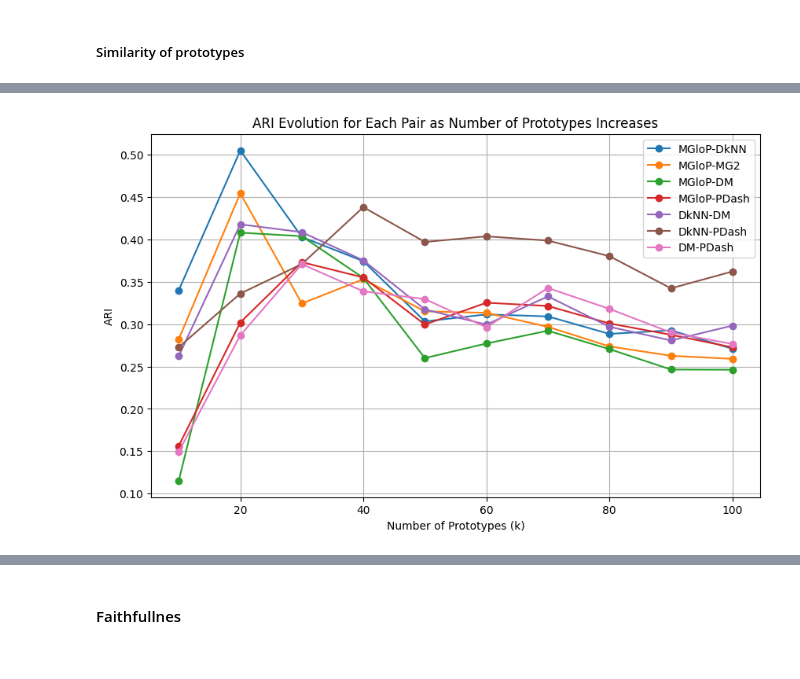
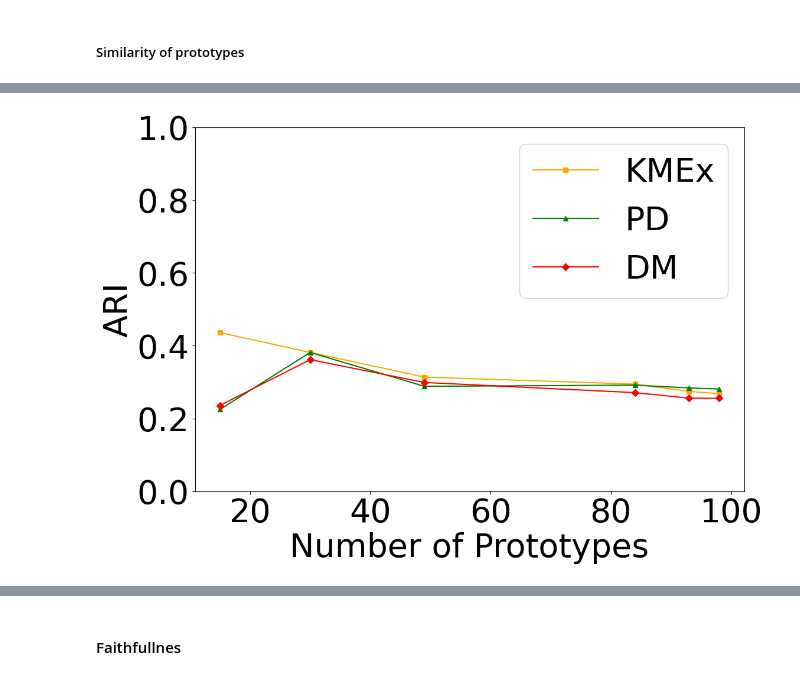
Before and after one commit to iNema9590/MGloP, a Jupyter notebook: cifar.ipynb, the cells around one changed output, grey strips where cells are left out. Drawn from its saved outputs; the diff is of its cells as text; code cells hidden in the pictures.

```diff
--- a/cifar.ipynb
+++ b/cifar.ipynb
@@ -103,5 +40,0 @@ test_embeddings.shape
-# %%
-# Protodash prototypes
-explainer= ProtodashExplainer()
-weights, protodash,_ = explainer.explain(test_embeddings, test_embeddings, m=2000, kernelType='euclid')
-protodash
@@ -116,4 +40,0 @@ dmodels
-# %%
-# Our approach
-mglop=find_representative_samples(test_embeddings, train_embeddings, ifem, 20)
-mglop
@@ -155,16 +348,16 @@ connection matrix is ready
 # %%
-# aide_em=aide(ifem, train_embeddings, test_embeddings, 20, coverage=True)
+aide_em=aide(ifem, train_embeddings, test_embeddings, 20, coverage=True)
 # prs=find_representative_samples(X_test, X_train, influence_scores, 20, 20, alpha=0.6)
 
 
-def coverage(prots,N=30, bin=False, popularity=True):
+def coverage1(prots,N=30, bin=False, popularity=True):
     distances = cosine_similarity(test_embeddings, test_embeddings[prots])
     nearest_medoid_indices = np.argmax(distances, axis=1)
     covs=[]
     for i in np.unique(nearest_medoid_indices):
         idx=np.where(nearest_medoid_indices == i)[0]
         if popularity:
-            gx=[i[0] for i in Counter(np.array(aide_em)[idx].flatten()).most_common(40)]
+            gx=[i[0] for i in Counter(np.array(aide_em)[idx].flatten()).most_common(20)]
         else:
             gx=aide_em[prots[i]]
         for j in idx:
@@ -177,5 +370,6 @@ def coverage(prots,N=30, bin=False, popularity=True):
                 covs.append(len(set(aide_em[j]).intersection(set(gx)))/len(aide_em[j]))
     return sum(covs)/len(covs)
 # %%
-# all_protos_np=np.array(all_protos)
-torch.save(all_protos_np, 'data/allprotoscif.npy')
+all_protos_np=np.array(all_protos)
+# torch.save(all_protos_np, 'data/allprotoscif.npy')
+# all_protos_np=torch.load('data/allprotoscif.npy')
@@ -257,65 +449,57 @@ plt.show()
 # %%
 from sklearn.metrics import adjusted_rand_score
 from scipy.spatial.distance import cdist
 
 def assign_clusters(X, prototypes):
 
     # Compute distance from each point to each prototype
     distances = cdist(X, prototypes, metric='euclidean')
 
     # Assign each point to the cluster with minimum distance
     labels = np.argmin(distances, axis=1)
     return labels
 
 pairwise_aris = {
-    "MGloP-DkNN": [],
-    "MGloP-MG2": [],
-    "MGloP-DM": [],
-    "MGloP-PDash": [],
-    "DkNN-DM": [],
-    "DkNN-PDash": [],
-    "DM-PDash": []
+    "KMEx": [],
+    "DM": [],
+    "PD": []
 }
 
-for i in range(len(all_protos_np)):
+for i in range(len(N_values)):
     labels1 = assign_clusters(test_embeddings, test_embeddings[list(all_protos_np[i].values())[0]])
     labels2 = assign_clusters(test_embeddings, test_embeddings[list(all_protos_np[i].values())[2]])
     labels3 = assign_clusters(test_embeddings, test_embeddings[list(all_protos_np[i].values())[3]])
-    labels4 = assign_clusters(test_embeddings, test_embeddings[list(all_protos_np[i].values())[4]])
-    labels5 = assign_clusters(test_embeddings, test_embeddings[list(all_protos_np[i].values())[1]])
+    labels4 = assign_clusters(test_embeddings, test_embeddings[list(all_protos_np[i].values())[1]])
 
 
     # Compute ARIs for all pairs
-    ari_12 = adjusted_rand_score(labels1, labels2)
-    ari_15 = adjusted_rand_score(labels1, labels5)
-    ari_13 = adjusted_rand_score(labels1, labels3)
-    ari_14 = adjusted_rand_score(labels1, labels4)
-    ari_23 = adjusted_rand_score(labels2, labels3)
-    ari_24 = adjusted_rand_score(labels2, labels4)
-    ari_34 = adjusted_rand_score(labels3, labels4)
+    ari_12 = adjusted_rand_score(labels3, labels1)
+    ari_13 = adjusted_rand_score(labels4, labels3)
+    ari_14 = adjusted_rand_score(labels2, labels3)
+
 
     # Append results
-    pairwise_aris["MGloP-DkNN"].append(ari_12)
-    pairwise_aris["MGloP-MG2"].append(ari_15)
-    pairwise_aris["MGloP-DM"].append(ari_13)
-    pairwise_aris["MGloP-PDash"].append(ari_14)
-    pairwise_aris["DkNN-DM"].append(ari_23)
-    pairwise_aris["DkNN-PDash"].append(ari_24)
-    pairwise_aris["DM-PDash"].append(ari_34)
+    pairwise_aris["KMEx"].append(ari_12)
+    pairwise_aris["PD"].append(ari_14)
+    pairwise_aris["DM"].append(ari_13)
+
+
 
 # Plot the ARI evolution for each pair
-plt.figure(figsize=(10, 6))
-for pair_name, ari_values in pairwise_aris.items():
-    plt.plot(N_values, ari_values, marker='o', label=pair_name)
-
-plt.title('ARI Evolution for Each Pair as Number of Prototypes Increases')
-plt.xlabel('Number of Prototypes (k)')
+plt.figure(figsize=(12, 8))
+plt.ylim(0,1)
+plt.plot(N_values, pairwise_aris["KMEx"], marker='s', label='KMEx', color='orange')
+plt.plot(N_values, pairwise_aris["PD"], marker='^', label='PD', color='green')
+plt.plot(N_values, pairwise_aris["DM"], marker='D', label='DM', color='red')
+plt.rcParams['pdf.fonttype'] = 42
+plt.rcParams['ps.fonttype'] = 42
+plt.xlabel('Number of Prototypes')
 plt.ylabel('ARI')
-plt.grid(True)
 plt.legend()
+plt.savefig("Figures/ari_cifar.pdf", bbox_inches='tight', format="pdf")
 plt.show()
 # %% [output]
-[figure, old version]
+[figure, new version]
 # %%
 np_file_path = "plot_data/all_protos_20pos.npy"
 np.save(np_file_path, all_protos_np)
```
Also changed, not shown: parts of 33 cells of this notebook, 12 other files.
